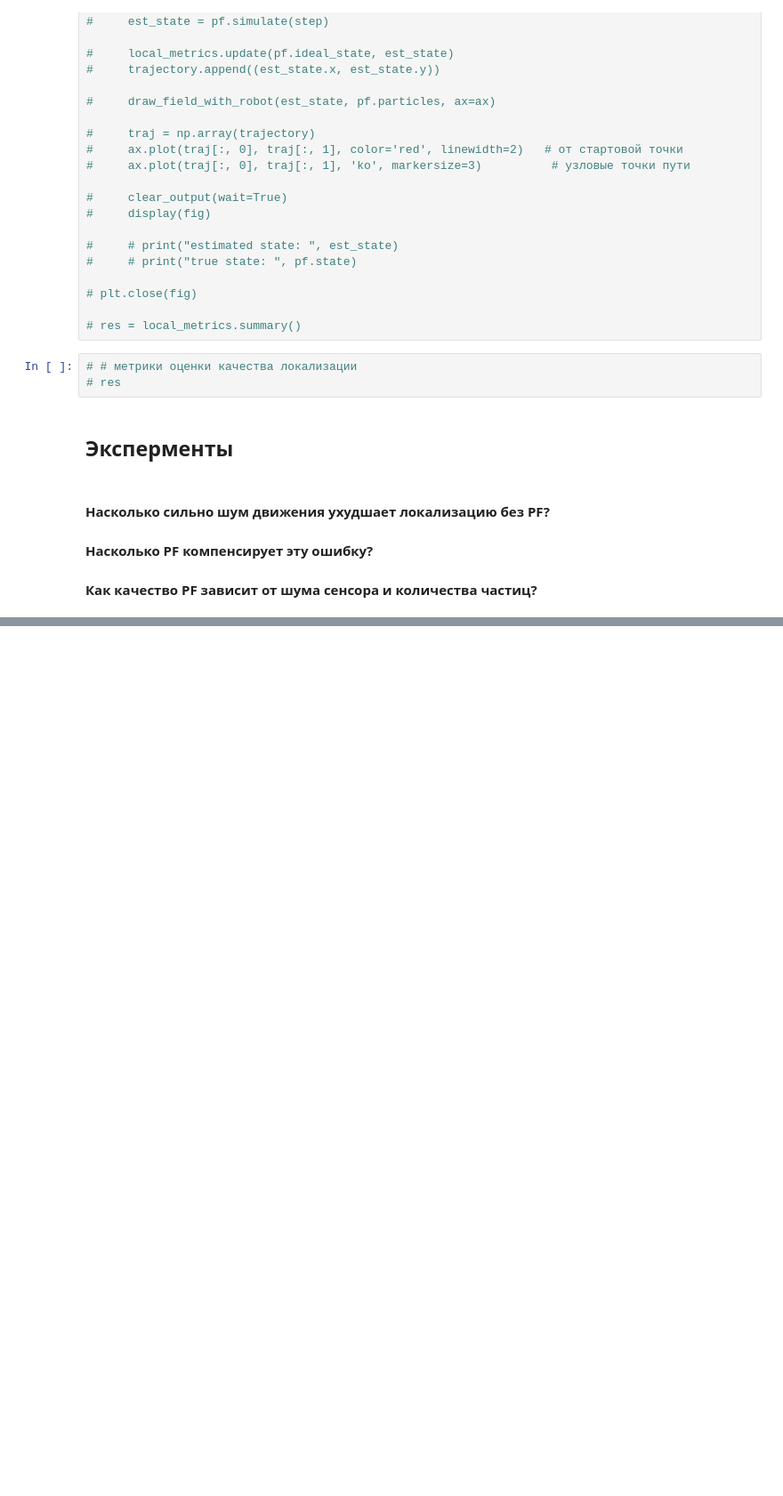
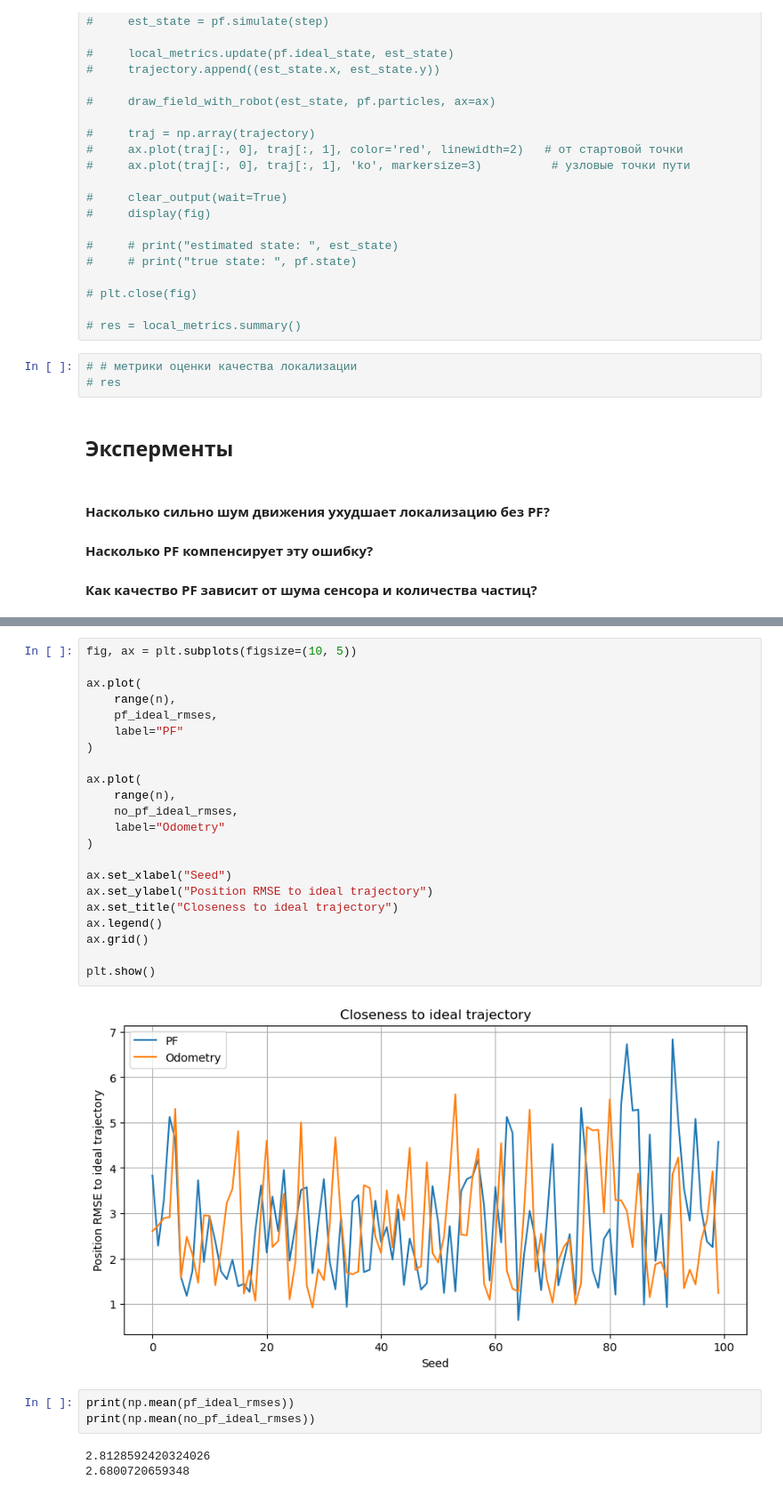
Before and after one commit to PavelKrWork/Monte_Carlo_robot_localization, a Jupyter notebook: Particle_filter.ipynb, the cells around one changed output, grey strips where cells are left out. Shown at 89% size. Cells and saved outputs as stored; diff of their text form; blank space fills up the shorter version.

```diff
--- a/Particle_filter.ipynb
+++ b/Particle_filter.ipynb
@@ -165,0 +270,30 @@ res_no_pf
+# %%
+fig, ax = plt.subplots(figsize=(10, 5))
+
+ax.plot(
+    range(n),
+    pf_ideal_rmses,
+    label="PF"
+)
+
+ax.plot(
+    range(n),
+    no_pf_ideal_rmses,
+    label="Odometry"
+)
+
+ax.set_xlabel("Seed")
+ax.set_ylabel("Position RMSE to ideal trajectory")
+ax.set_title("Closeness to ideal trajectory")
+ax.legend()
+ax.grid()
+
+plt.show()
+# %% [output]
+[figure, added]
+# %%
+print(np.mean(pf_ideal_rmses))
+print(np.mean(no_pf_ideal_rmses))
+# %% [output]
+2.8128592420324026
+2.6800720659348
```
Also changed, not shown: parts of 15 cells of this notebook, 1 other file.
